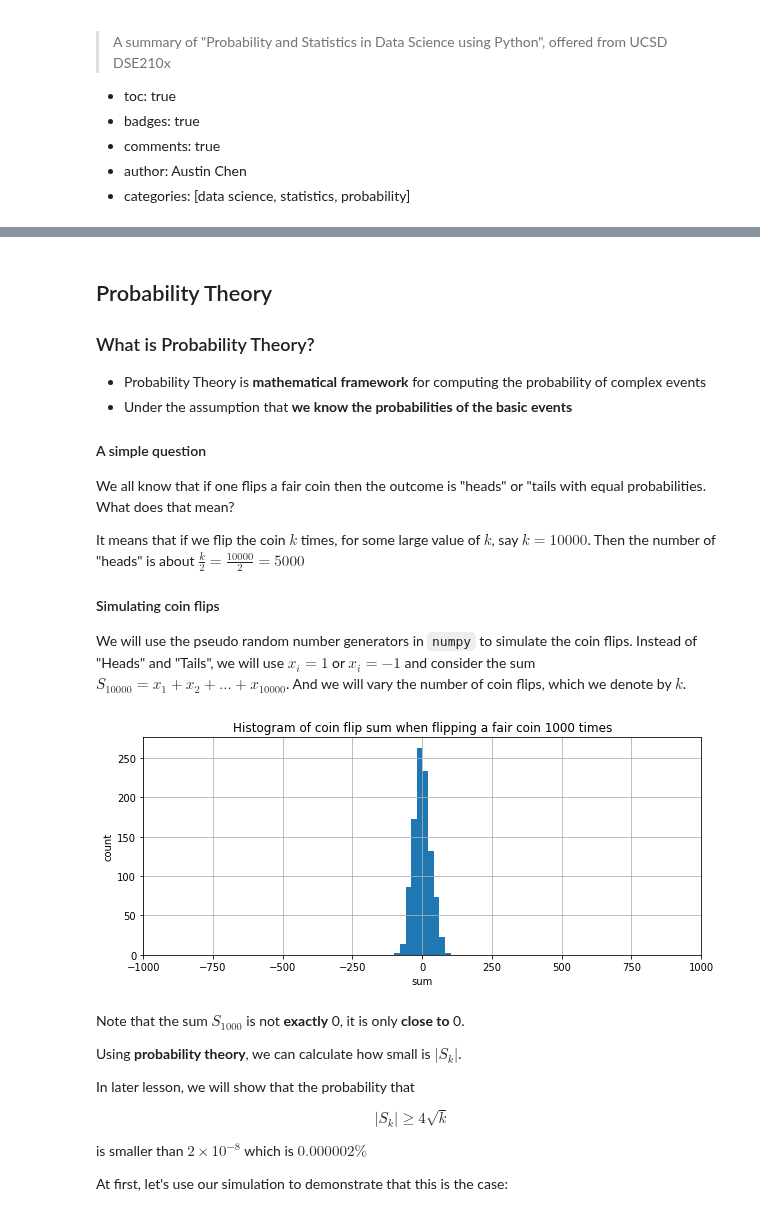
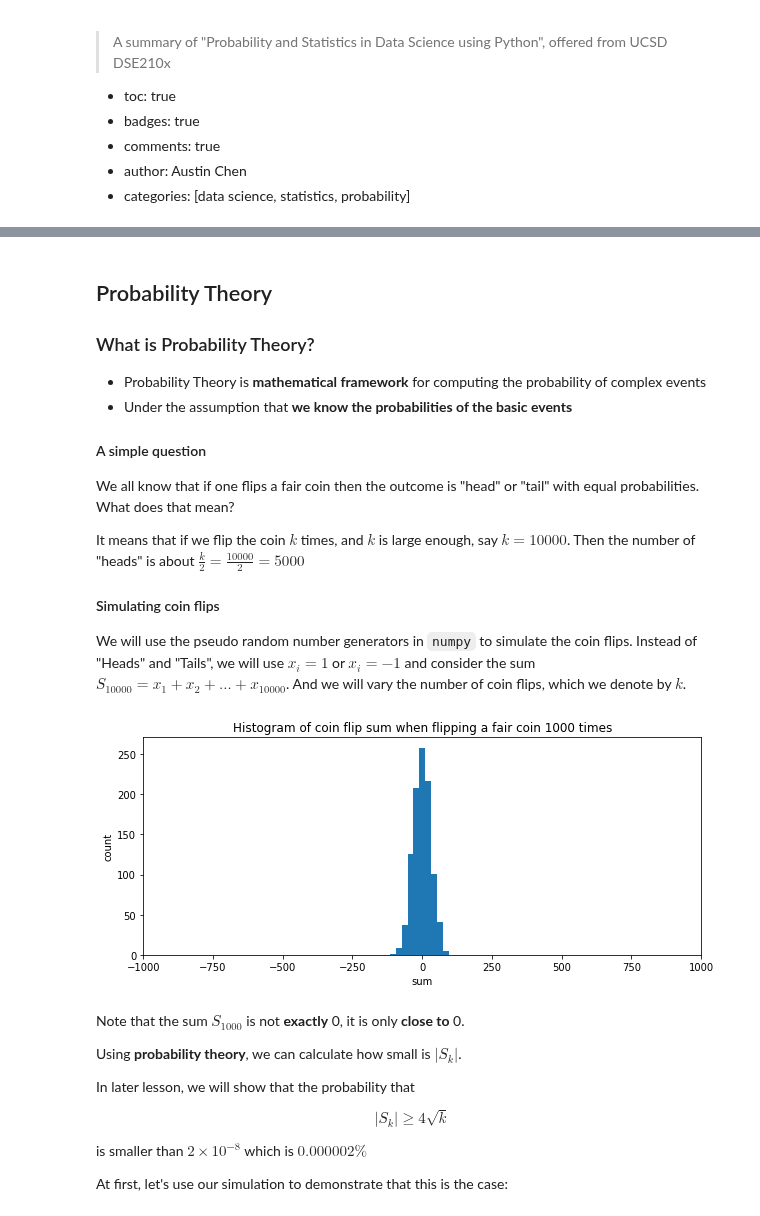
Before and after one commit to austinyhc/blog, a Jupyter notebook: _notebooks/2021-03-25-introduction-to-probability-and-statistics.ipynb, the cells around one changed output, grey strips where cells are left out. Drawn from its saved outputs; the diff is of its cells as text; code cells hidden in the pictures.

```diff
--- a/_notebooks/2021-03-25-introduction-to-probability-and-statistics.ipynb
+++ b/_notebooks/2021-03-25-introduction-to-probability-and-statistics.ipynb
@@ -32,9 +17,9 @@ import matplotlib.pyplot as plt
 - Under the assumption that **we know the probabilities of the basic events**
 
 #### A simple question
-We all know that if one flips a fair coin then the outcome is "heads" or "tails with equal probabilities. What does that mean?
+We all know that if one flips a fair coin then the outcome is "head" or "tail" with equal probabilities. What does that mean?
 
- It means that if we flip the coin $k$ times, for some large value of $k$, say $k = 10000$. Then the number of "heads" is about $\frac{k}{2} = \frac{10000}{2} = 5000$
+It means that if we flip the coin $k$ times, and $k$ is large enough, say $k = 10000$. Then the number of "heads" is about $\frac{k}{2} = \frac{10000}{2} = 5000$
 
 #### Simulating coin flips
 We will use the pseudo random number generators in `numpy` to simulate the coin flips. Instead of "Heads" and "Tails", we will use $x_i = 1$ or $x_i = -1$ and consider the sum $S_{10000} = x_1 + x_2 + \dots + x_{10000}$. And we will vary the number of coin flips, which we denote by $k$.
@@ -48,16 +33,15 @@ def generate_counts(k=1000, n=100):
 # %%
 k = 1000
 n = 1000
 counts = generate_counts(k=k, n=n)
 plt.figure(figsize=[10, 4]);
 plt.hist(counts);
 plt.xlim([-k, k]);
 plt.xlabel("sum");
 plt.ylabel('count');
 plt.title('Histogram of coin flip sum when flipping a fair coin %d times' % k);
-plt.grid();
 # %% [output]
-[figure, old version]
+[figure, new version]
 # %% [markdown]
 Note that the sum $S_{1000}$ is not **exactly** 0, it is only **close to** 0.
 
```
Also changed, not shown: parts of 10 cells of this notebook.
